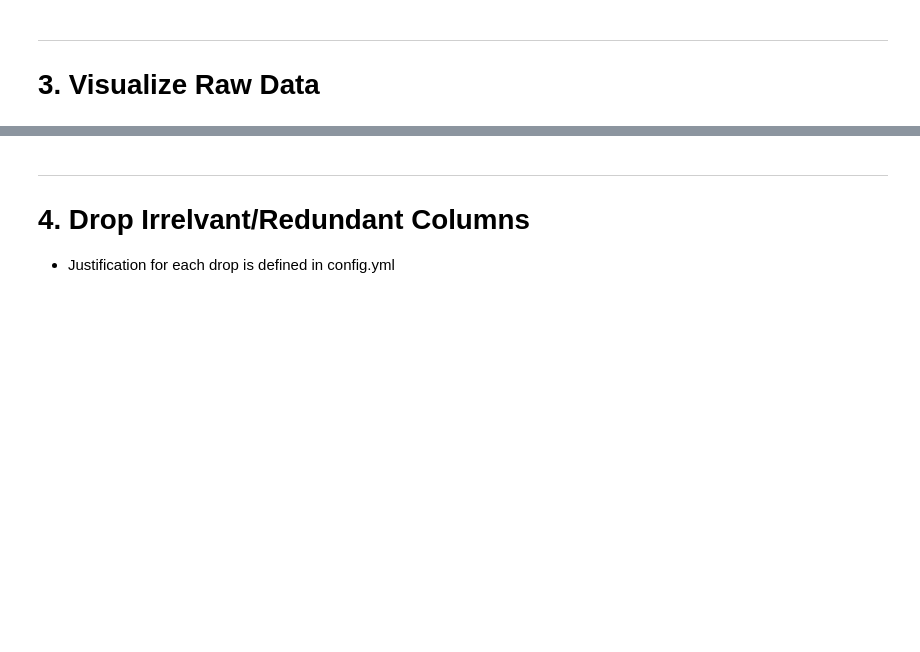
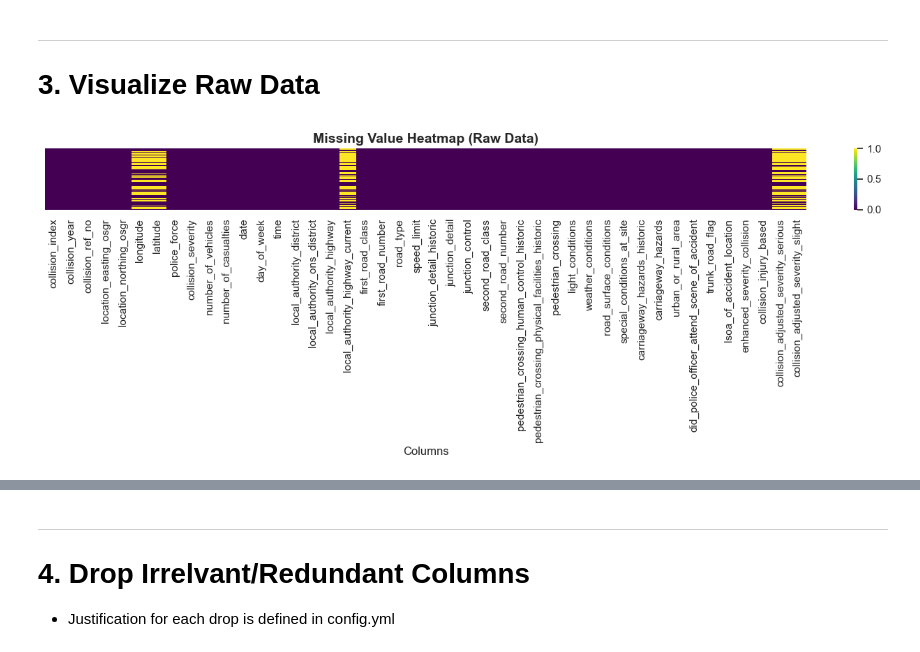
Before and after one commit to Zayeer-S/Sheffield-Road-Collision-Detection-Coursework, a Jupyter notebook: notebooks/01_preprocessing.ipynb, the cells around one changed output, grey strips where cells are left out. Saved outputs shown, nothing was run; the diff lists cells and outputs as text; code cells hidden in the pictures; blank space fills up the shorter version.

```diff
--- a/notebooks/01_preprocessing.ipynb
+++ b/notebooks/01_preprocessing.ipynb
@@ -55,7 +81,7 @@ print('Notebook config loaded from: notebook-config.yml')
 ---
 # 2. Load and Initial Exploration
 # %%
-df_raw = pd.read_csv(pipeline_cfg['raw_data_path'], encoding='utf-8-sig')
+df_raw = pd.read_csv(ROOT_DIR / pipeline_cfg['raw_data_path'], encoding='utf-8-sig')
 
 print(f'Shape: {df_raw.shape}')
 print('Column dtypes:{df_raw.dtypes}')
@@ -89,19 +162,21 @@ print(f'\nYear range: {df_raw["collision_year"].min()} - {df_raw["collision_year
 ---
 # 3. Visualize Raw Data
 # %%
-fig, ax = plt.subplots(figsize=nb_cfg['figsize_wide'])
+fig, ax = plt.subplots(figsize=NB_CONFIG['figsize_wide'])
 sns.heatmap(
     df_raw.isnull(),
     yticklabels=False,
     cbar=True,
     cmap='viridis',
     ax=ax
 )
 ax.set_title("Missing Value Heatmap (Raw Data)", fontsize=14, fontweight="bold")
 ax.set_xlabel("Columns")
 plt.xticks(rotation=90)
 plt.tight_layout()
 plt.show()
+# %% [output]
+[figure, added]
 # %%
 # Sentinel -1 distribution across key columns
 sentinel_plot_data = sentinel_df[sentinel_df['sentinel_-1_count'] > 0].sort_values('sentinel_-1_count', ascending=False)
```
Also changed, not shown: parts of 27 cells of this notebook.
